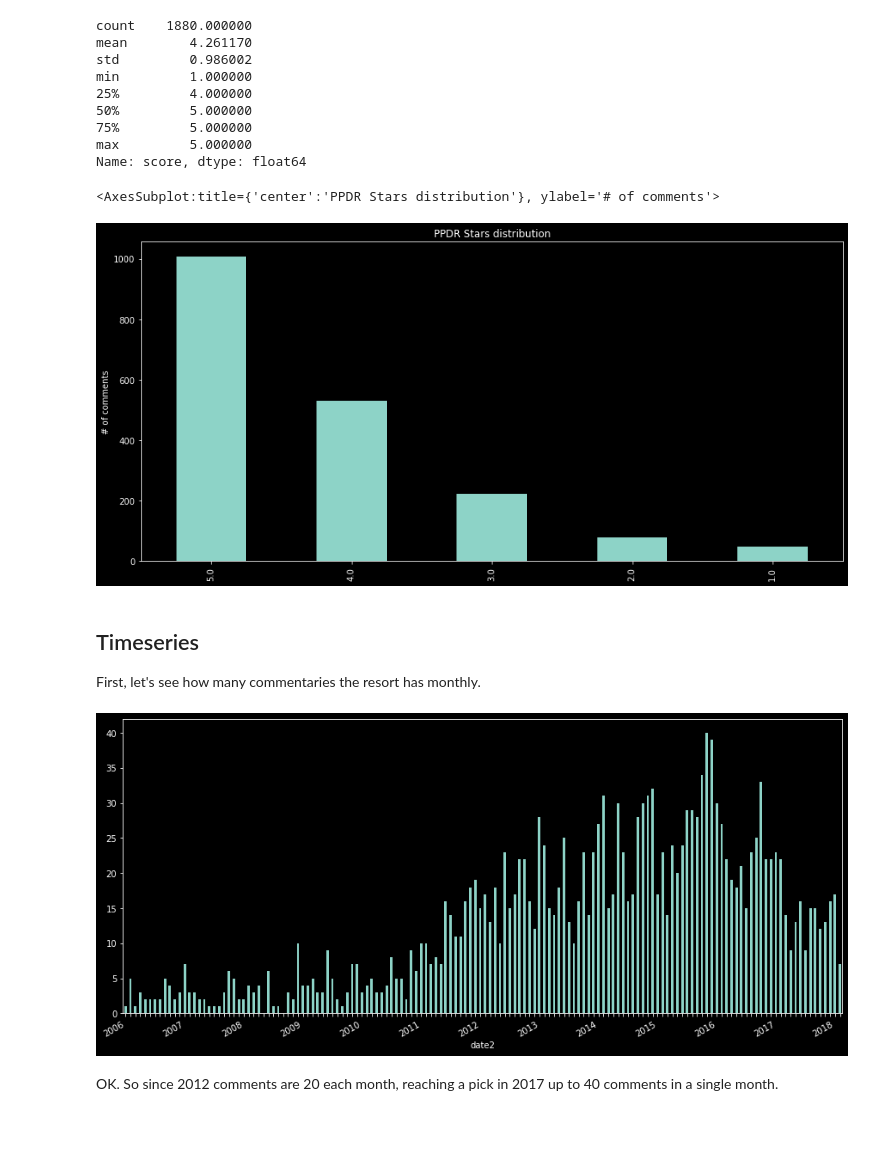
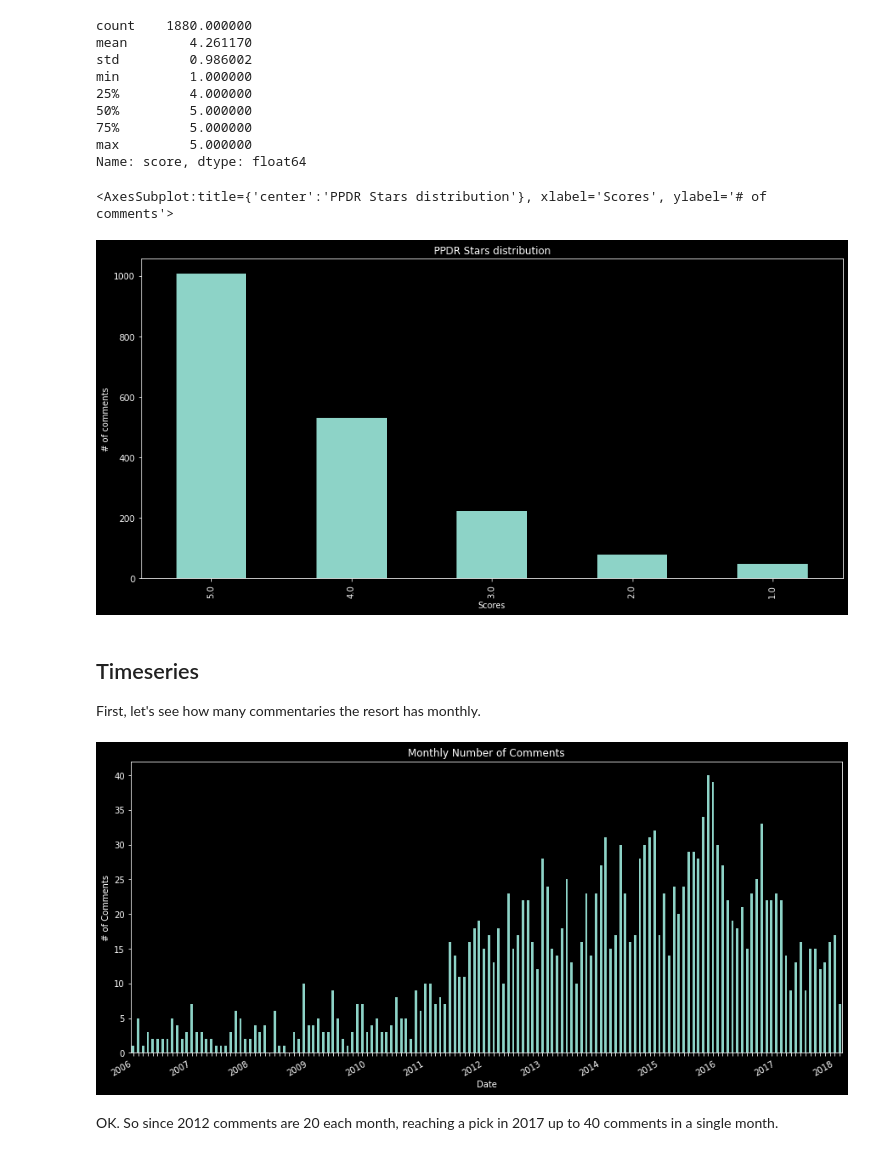
Before and after one commit to pippo-sci/Pullman, a Jupyter notebook: Reputation Timeline Sea Temple.ipynb, the cells around one changed output. Drawn from its saved outputs; the diff is of its cells as text; code cells hidden in the pictures; blank space fills up the shorter version.

```diff
--- a/Reputation Timeline Sea Temple.ipynb
+++ b/Reputation Timeline Sea Temple.ipynb
@@ -76,10 +76,10 @@ min         1.000000
 max         5.000000
 Name: score, dtype: float64
 # %%
-data.score.value_counts().plot(kind='bar', title='PPDR Stars distribution', ylabel='# of comments')
+data.score.value_counts().plot(kind='bar', title='PPDR Stars distribution', ylabel='# of comments', xlabel='Scores')
 # %% [output]
-<AxesSubplot:title={'center':'PPDR Stars distribution'}, ylabel='# of comments'>
+<AxesSubplot:title={'center':'PPDR Stars distribution'}, xlabel='Scores', ylabel='# of comments'>
-[figure, old version]
+[figure, new version]
 # %% [markdown]
 ## Timeseries
 
@@ -92,21 +92,23 @@ dfd = dfd.sort_index()
 # %%
 import matplotlib.dates as mdates
 import matplotlib.ticker as ticker
 
 bar_chart = dfd.score.copy()
 bar_chart = bar_chart.resample(rule='M').count()
 ax = bar_chart.plot(kind='bar', x = bar_chart.index)
 
 # Make most of the ticklabels empty so the labels don't get too crowded
-ticklabels = ['']*len(bar_chart.index)
+ticklabels = [''] * len(bar_chart.index)
 # Every 12th ticklabel includes the year
 ticklabels[::12] = [item.strftime('%Y') for item in bar_chart.index[::12]]
 ax.xaxis.set_major_formatter(ticker.FixedFormatter(ticklabels))
-
+ax.set_title('Monthly Number of Comments')
+ax.set_ylabel('# of Comments')
+ax.set_xlabel('Date')
 plt.pyplot.gcf().autofmt_xdate()
 plt.pyplot.show()
 # %% [output]
-[figure, old version]
+[figure, new version]
 # %% [markdown]
 OK. So since 2012 comments are 20 each month, reaching a pick in 2017 up to 40 comments in a single month.
 # %% [markdown]
```
Also changed, not shown: parts of 72 cells of this notebook.
